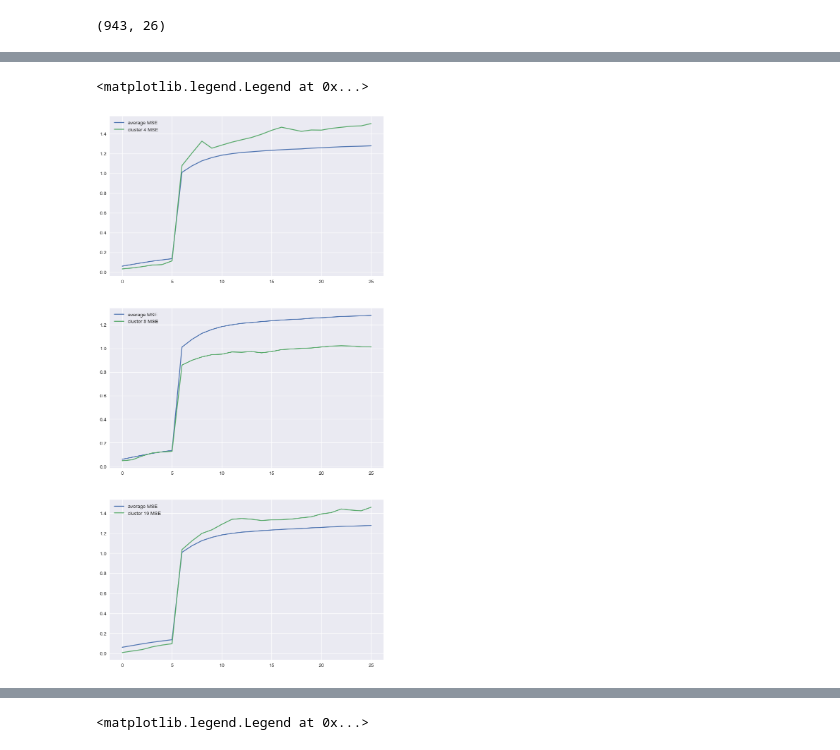
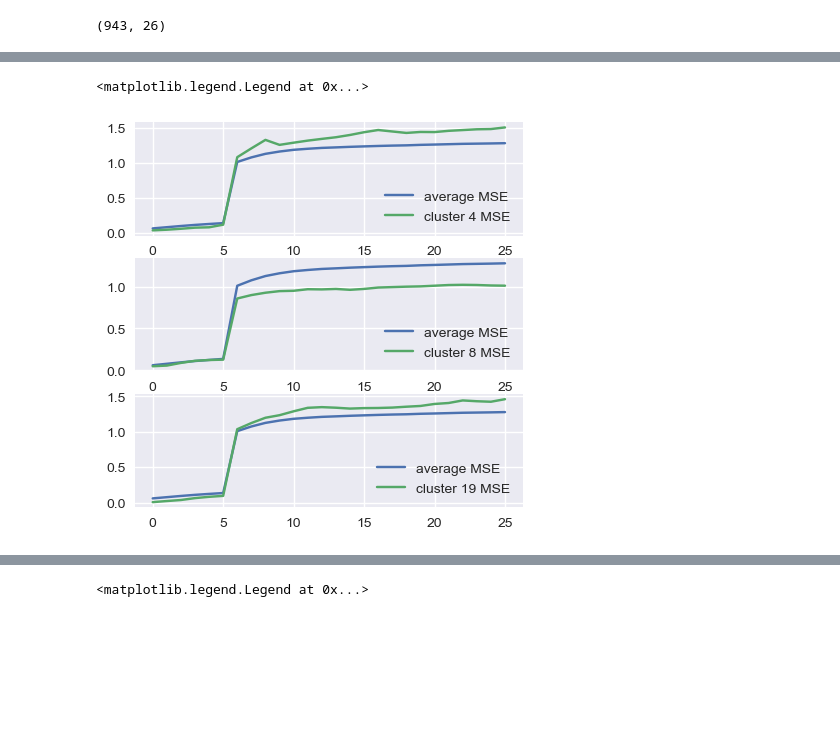
Before and after one commit to jannikjw/fair-recommender-systems, a Jupyter notebook: metric_exploration.ipynb, the cells around one changed output, grey strips where cells are left out. Cells and saved outputs as stored; diff of their text form; code cells hidden in the pictures; blank space fills up the shorter version.

```diff
--- a/metric_exploration.ipynb
+++ b/metric_exploration.ipynb
@@ -283,19 +297,19 @@ df_user_mse.head()
 # %%
 cluster_mse = df_user_mse.groupby(['clusterID']).mean()
 all_min_mse_user_clusters = np.unique(cluster_mse.idxmin().values)
 mean_mse = cluster_mse.mean()
 
-fig, ax = plt.subplots(nrows=all_min_mse_user_clusters.size, ncols=1, figsize=(10, 20))
+fig, ax = plt.subplots(nrows=all_min_mse_user_clusters.size, ncols=1, figsize=(5, 5))
 # print(all_min_mse_user_clusters)
 # cluster_mse[all_min_mse_user_clusters[0]]
 
 for i in range(all_min_mse_user_clusters.size):
     # print(f"cluster {all_min_mse_user_clusters[i]} MSE")
     ax[i].plot(mean_mse, label = "average MSE")
     ax[i].plot(cluster_mse.loc[all_min_mse_user_clusters[i]], label = f"cluster {all_min_mse_user_clusters[i]} MSE")
     ax[i].legend()
 plt.legend()
 # %% [output]
 <matplotlib.legend.Legend at 0x...>
-[figure, old version]
+[figure, new version]
 # %%
```
Also changed, not shown: parts of 5 cells of this notebook, 1 other file.
